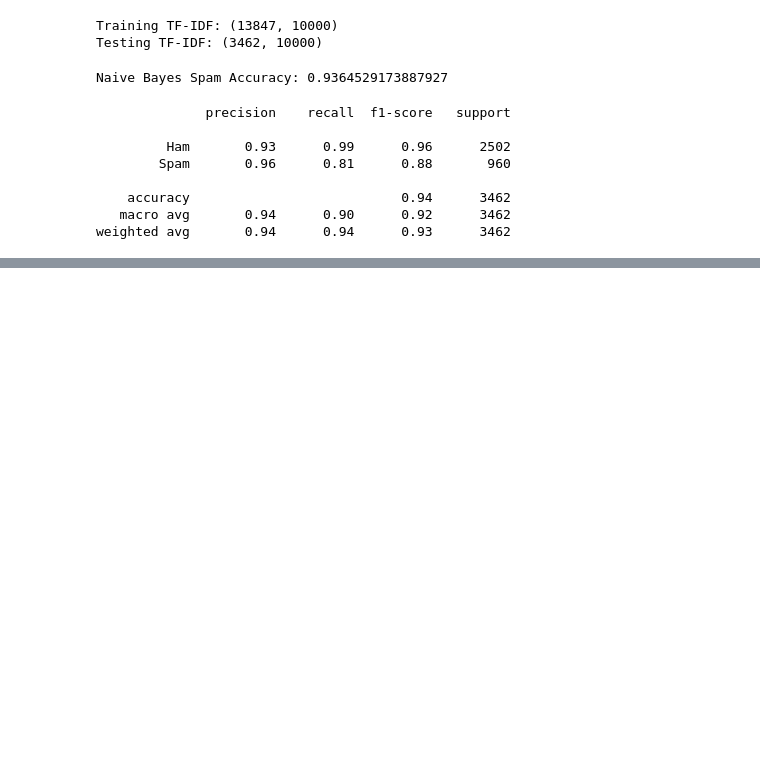
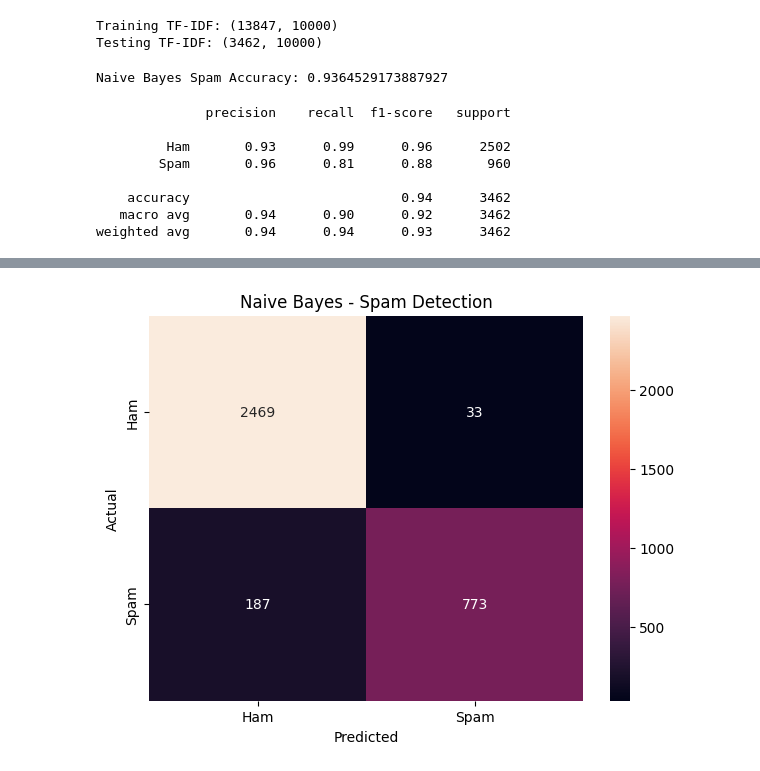
Before and after one commit to harmeetbuilds/Smart_Email_Classification, a Jupyter notebook: Backend/notebook/02_spam_eda.ipynb, the cells around one changed output, grey strips where cells are left out. Saved outputs shown, nothing was run; the diff lists cells and outputs as text; code cells hidden in the pictures; blank space fills up the shorter version.

```diff
--- a/Backend/notebook/02_spam_eda.ipynb
+++ b/Backend/notebook/02_spam_eda.ipynb
@@ -304,0 +370,23 @@ spam_svm_predictions = spam_svm.predict(
+# %%
+nb_cm = confusion_matrix(
+    y_test,
+    spam_nb_predictions
+)
+
+plt.figure(figsize=(7, 5))
+
+sns.heatmap(
+    nb_cm,
+    annot=True,
+    fmt="d",
+    xticklabels=["Ham", "Spam"],
+    yticklabels=["Ham", "Spam"]
+)
+
+plt.title("Naive Bayes - Spam Detection")
+plt.xlabel("Predicted")
+plt.ylabel("Actual")
+
+plt.show()
+# %% [output]
+[figure, added]
```
Also changed, not shown: parts of 16 cells of this notebook.
